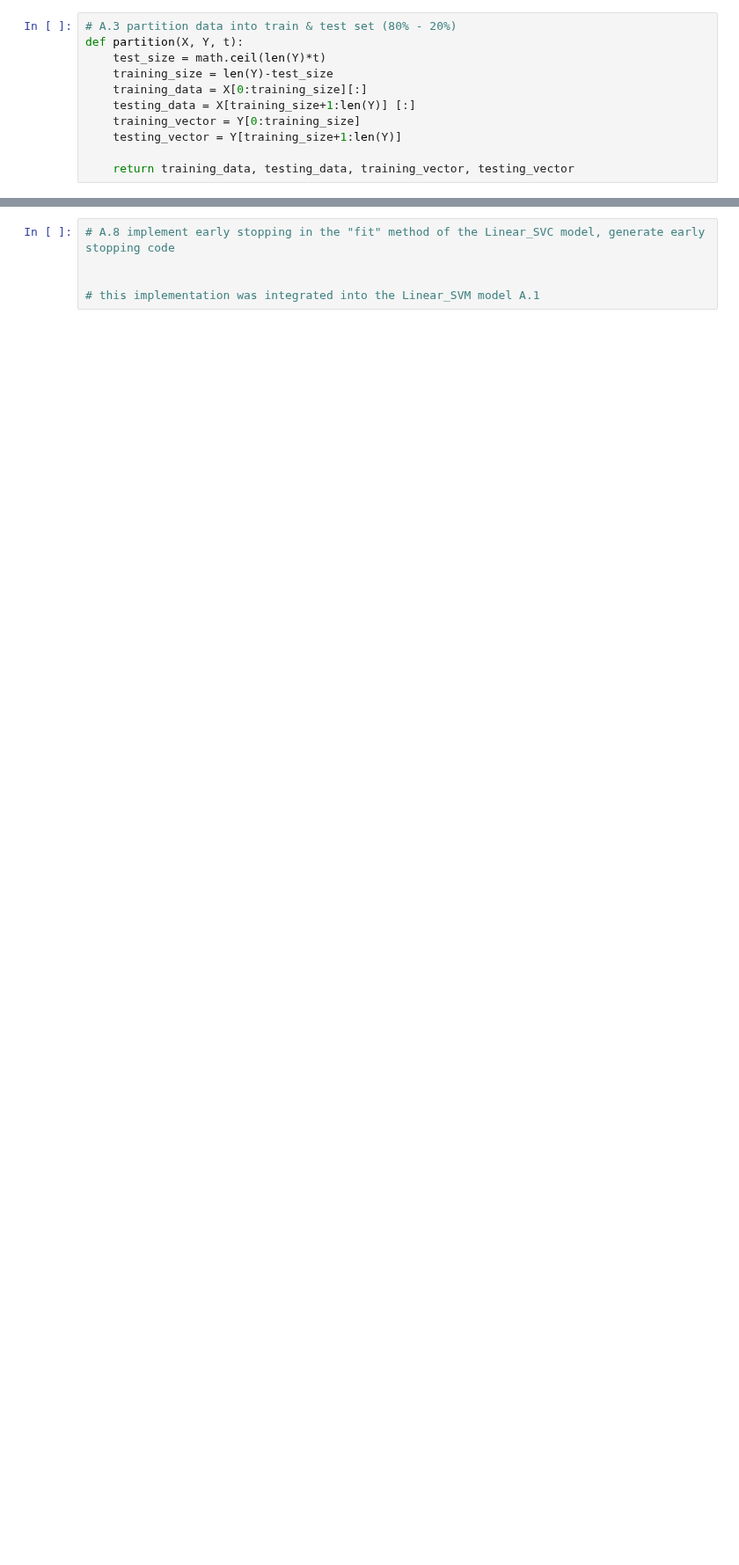
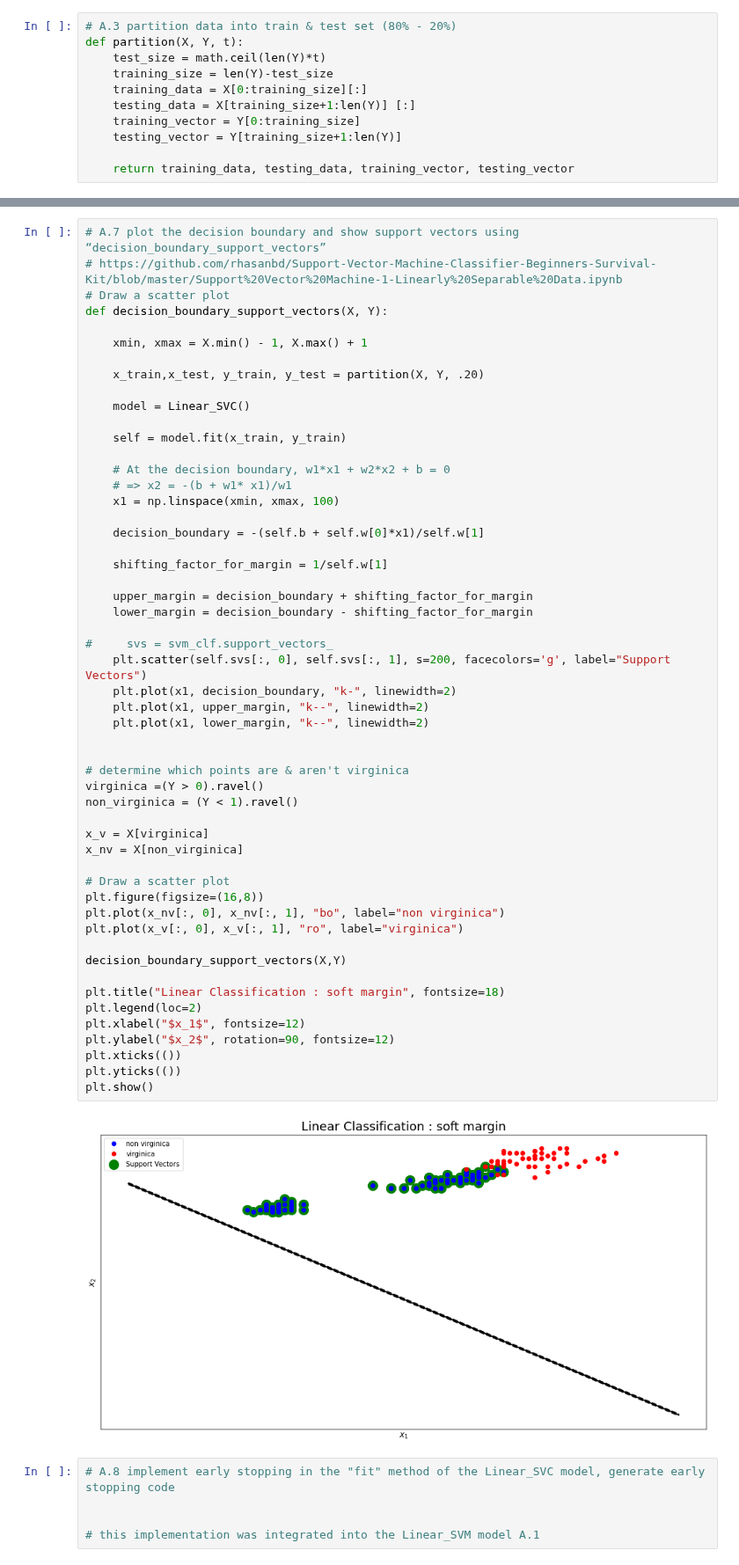
Before and after one commit to jreyesco16/ml-assignment, a Jupyter notebook: assignment-4/kim_changsu_steiner_devan_reyes-cortes_jesse_assignment4.ipynb, the cells around one changed output, grey strips where cells are left out. Shown at 88% size. Cells and saved outputs as stored; diff of their text form; blank space fills up the shorter version.

```diff
--- a/assignment-4/kim_changsu_steiner_devan_reyes-cortes_jesse_assignment4.ipynb
+++ b/assignment-4/kim_changsu_steiner_devan_reyes-cortes_jesse_assignment4.ipynb
@@ -300,3 +314,58 @@ AttributeError: 'list' object has no attribute 'coef_'
+# %%
+# A.7 plot the decision boundary and show support vectors using “decision_boundary_support_vectors”
+# https://github.com/rhasanbd/Support-Vector-Machine-Classifier-Beginners-Survival-Kit/blob/master/Support%20Vector%20Machine-1-Linearly%20Separable%20Data.ipynb
+# Draw a scatter plot
+def decision_boundary_support_vectors(X, Y):
+
+    xmin, xmax = X.min() - 1, X.max() + 1
+
+    x_train,x_test, y_train, y_test = partition(X, Y, .20)
+
+    model = Linear_SVC()
+
+    self = model.fit(x_train, y_train)
+
+    # At the decision boundary, w1*x1 + w2*x2 + b = 0
+    # => x2 = -(b + w1* x1)/w1
+    x1 = np.linspace(xmin, xmax, 100)
+
+    decision_boundary = -(self.b + self.w[0]*x1)/self.w[1]
+
+    shifting_factor_for_margin = 1/self.w[1]
+
+    upper_margin = decision_boundary + shifting_factor_for_margin
+    lower_margin = decision_boundary - shifting_factor_for_margin
+
+#     svs = svm_clf.support_vectors_
+    plt.scatter(self.svs[:, 0], self.svs[:, 1], s=200, facecolors='g', label="Support Vectors")
+    plt.plot(x1, decision_boundary, "k-", linewidth=2)
+    plt.plot(x1, upper_margin, "k--", linewidth=2)
+    plt.plot(x1, lower_margin, "k--", linewidth=2)
+
+
+# determine which points are & aren't virginica
+virginica =(Y > 0).ravel()
+non_virginica = (Y < 1).ravel()
+
+x_v = X[virginica]
+x_nv = X[non_virginica]
+
+# Draw a scatter plot
+plt.figure(figsize=(16,8))
+plt.plot(x_nv[:, 0], x_nv[:, 1], "bo", label="non virginica")
+plt.plot(x_v[:, 0], x_v[:, 1], "ro", label="virginica")
+
+decision_boundary_support_vectors(X,Y)
+
+plt.title("Linear Classification : soft margin", fontsize=18)
+plt.legend(loc=2)
+plt.xlabel("$x_1$", fontsize=12)
+plt.ylabel("$x_2$", rotation=90, fontsize=12)
+plt.xticks(())
+plt.yticks(())
+plt.show()
+# %% [output]
+[figure, added]
 # %%
 # A.8 implement early stopping in the "fit" method of the Linear_SVC model, generate early stopping code
 
```
Also changed, not shown: parts of 12 cells of this notebook.
